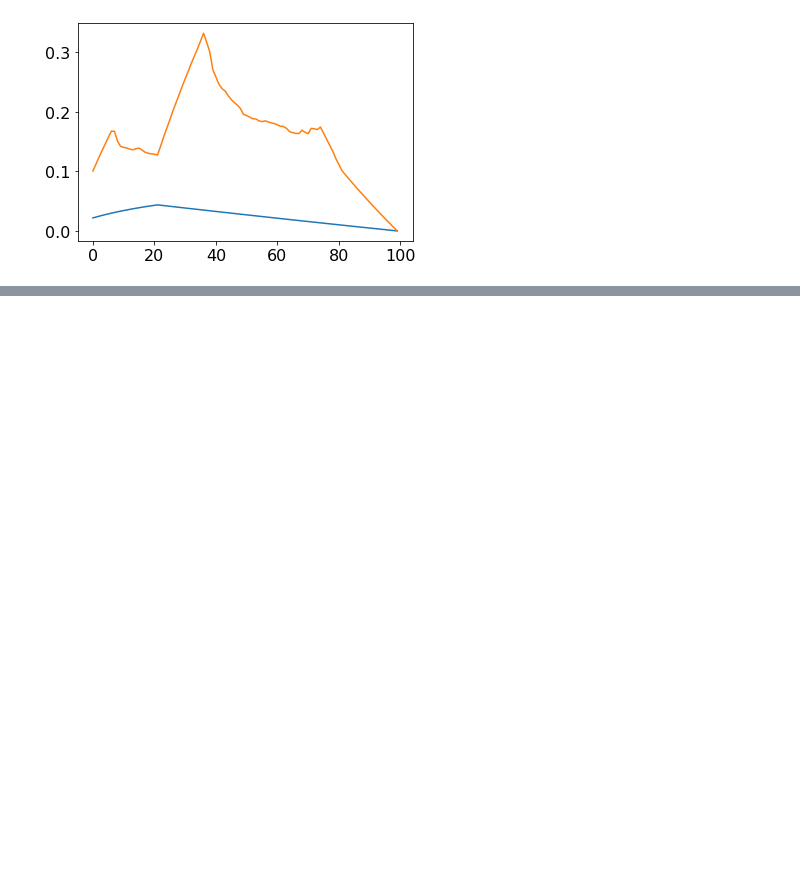
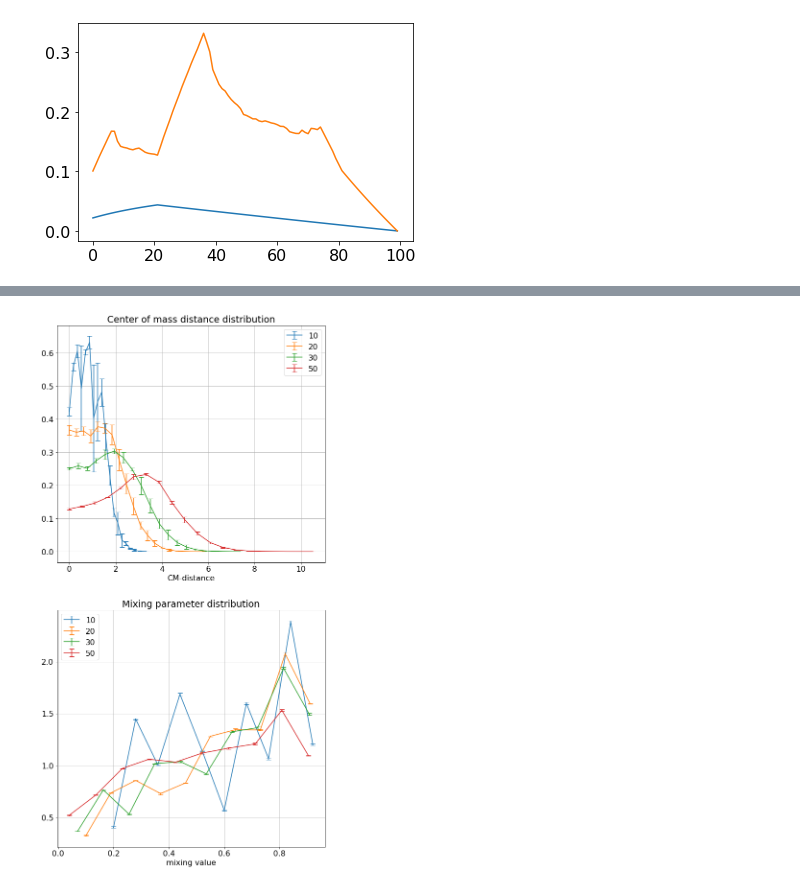
Before and after one commit to raalesir/segregation, a Jupyter notebook: Untitled.ipynb, the cells around one changed output, grey strips where cells are left out. Saved outputs shown, nothing was run; the diff lists cells and outputs as text; code cells hidden in the pictures; blank space fills up the shorter version.

```diff
--- a/Untitled.ipynb
+++ b/Untitled.ipynb
@@ -1793,0 +1697,51 @@ plt.show()
+# %%
+# plt.figure(figsize=(20,8))
+fig, ax = plt.subplots(nrows=2, ncols=1, figsize=(10,20))
+correlations = []
+
+df = df[df['area'] ==16]
+
+for n in sorted(df['n'].unique()):
+    r_ees = []
+    mixings = []
+    corr = []
+    for  name, group in df[df['n'] == n].groupby('run'):
+        vals, bins1 = np.histogram(group['R_ee'], bins=20, density=True )
+#         print(n, name, vals.shape)
+        r_ees.append(vals)
+        #         ax[0].plot(bins[:-1], vals, label=n)
+        vals, bins2 = np.histogram(group['mixing'], bins=10, density=True )
+#         ax[1].plot(bins2[:-1], vals, label=n)
+        mixings.append(vals)
+
+#         print(n, name, np.corrcoef(group['R_ee'], group['mixing'])[0,1])
+        corr.append(np.corrcoef(group['R_ee'], group['mixing'])[0,1])
+
+    t = np.array(corr)
+    correlations.append( (n, np.mean(t) , np.std(t)) )
+    tmp1  = pd.DataFrame(r_ees).transpose()
+    tmp1['average'] = tmp1.mean(axis=1)
+    tmp1['stdev'] = tmp1.std(axis=1)
+#     ax[0].plot(bins1[:-1], tmp1['average'], label=n)
+    ax[0].errorbar(bins1[:-1], tmp1['average'], tmp1['stdev'], capsize=5,label=n)
+
+
+    tmp2  = pd.DataFrame(mixings).transpose()
+    tmp2['average'] = tmp2.mean(axis=1)
+    tmp2['stdev'] = tmp2.std(axis=1)
+#     ax[1].plot(bins2[:-1], tmp2['average'], label=n)
+    ax[1].errorbar(bins2[:-1], tmp2['average'], tmp2['stdev'], capsize=5, label=n)
+
+
+
+ax[0].legend()
+ax[1].legend()
+
+ax[0].set_xlabel('CM-distance')
+ax[0].set_title('Center of mass distance distribution')
+ax[1].set_title("Mixing parameter distribution")
+ax[1].set_xlabel('mixing value')
+ax[0].grid()
+ax[1].grid()
+# %% [output]
+[figure, added]
```
Also changed, not shown: parts of 56 cells of this notebook.
